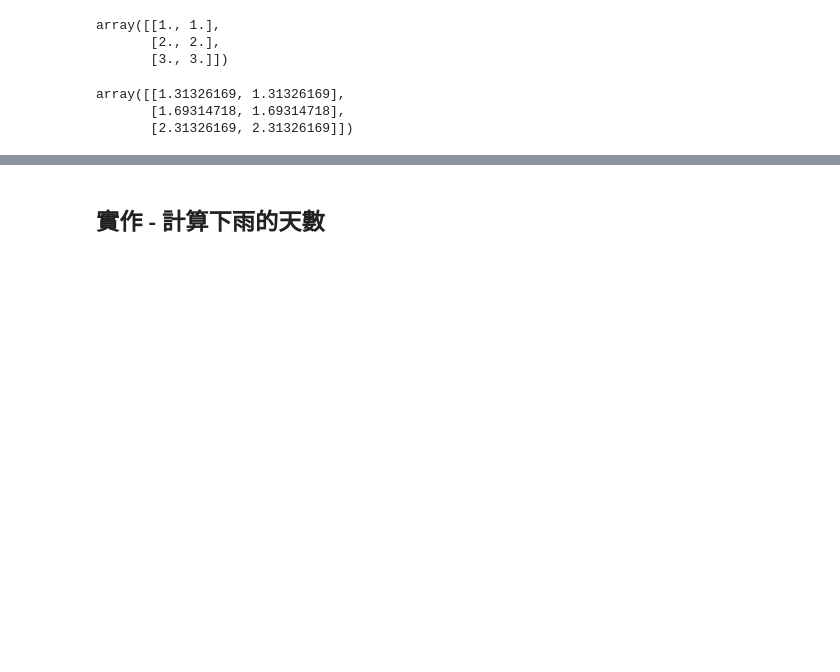
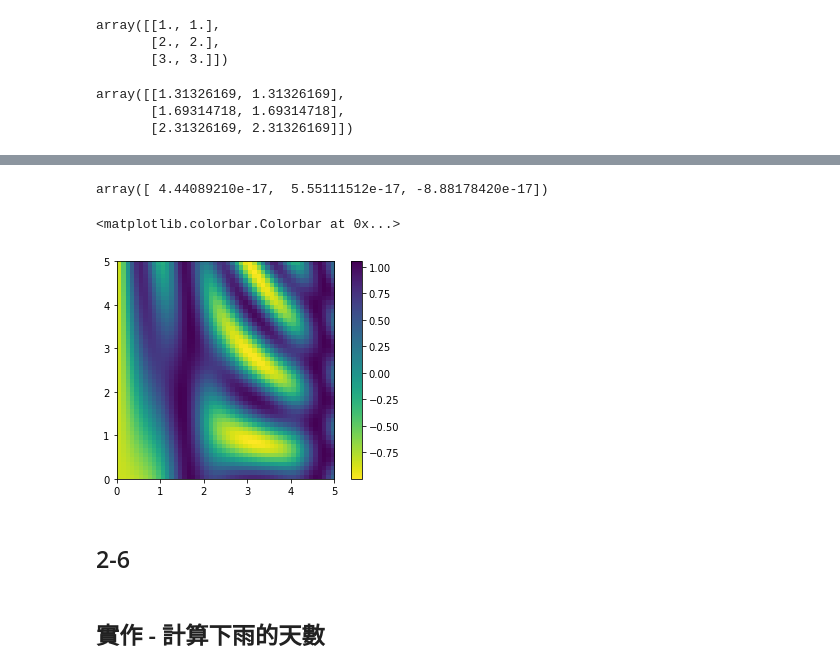
Before and after one commit to chwang12341/Book, a Jupyter notebook: Python-Data-Science-Handbook-Personal-Note/NumPy/NumPy#1.ipynb, the cells around one changed output, grey strips where cells are left out. Drawn from its saved outputs; the diff is of its cells as text; code cells hidden in the pictures; blank space fills up the shorter version.

```diff
--- a/Python-Data-Science-Handbook-Personal-Note/NumPy/NumPy#1.ipynb
+++ b/Python-Data-Science-Handbook-Personal-Note/NumPy/NumPy#1.ipynb
@@ -333,3 +370,34 @@ array([[1.31326169, 1.31326169],
+# %%
+## 根據列來取平均值
+X_centered.mean(0)
+# %% [output]
+array([ 4.44089210e-17,  5.55111512e-17, -8.88178420e-17])
+# %%
+## 創建x和y數據資料 從0到5，總共有50步
+x = np.linspace(0, 5, 50)
+## [:, np.newaxis]改變形狀: 垂直
+y = np.linspace(0, 5, 50)[:, np.newaxis]
+
+## z 值公式
+z = np.sin(x) ** 10 + np.cos(10 + y * x) * np.cos(x)
+# %%
+## 視覺化
+## 導入視覺化套件
+%matplotlib inline
+import matplotlib.pyplot as plt
+
+## 顯示圖像
+plt.imshow(z, origin = 'lower',
+           extent = [0, 5, 0, 5],
+           cmap = 'viridis_r')
+
+## 顯示顏色對應數值條
+plt.colorbar()
+# %% [output]
+<matplotlib.colorbar.Colorbar at 0x...>
+[figure, added]
+# %% [markdown]
+## 2-6
 # %% [markdown]
 ## 實作 - 計算下雨的天數
 # %%
```
Also changed, not shown: parts of 3 cells of this notebook, 4 other files.
